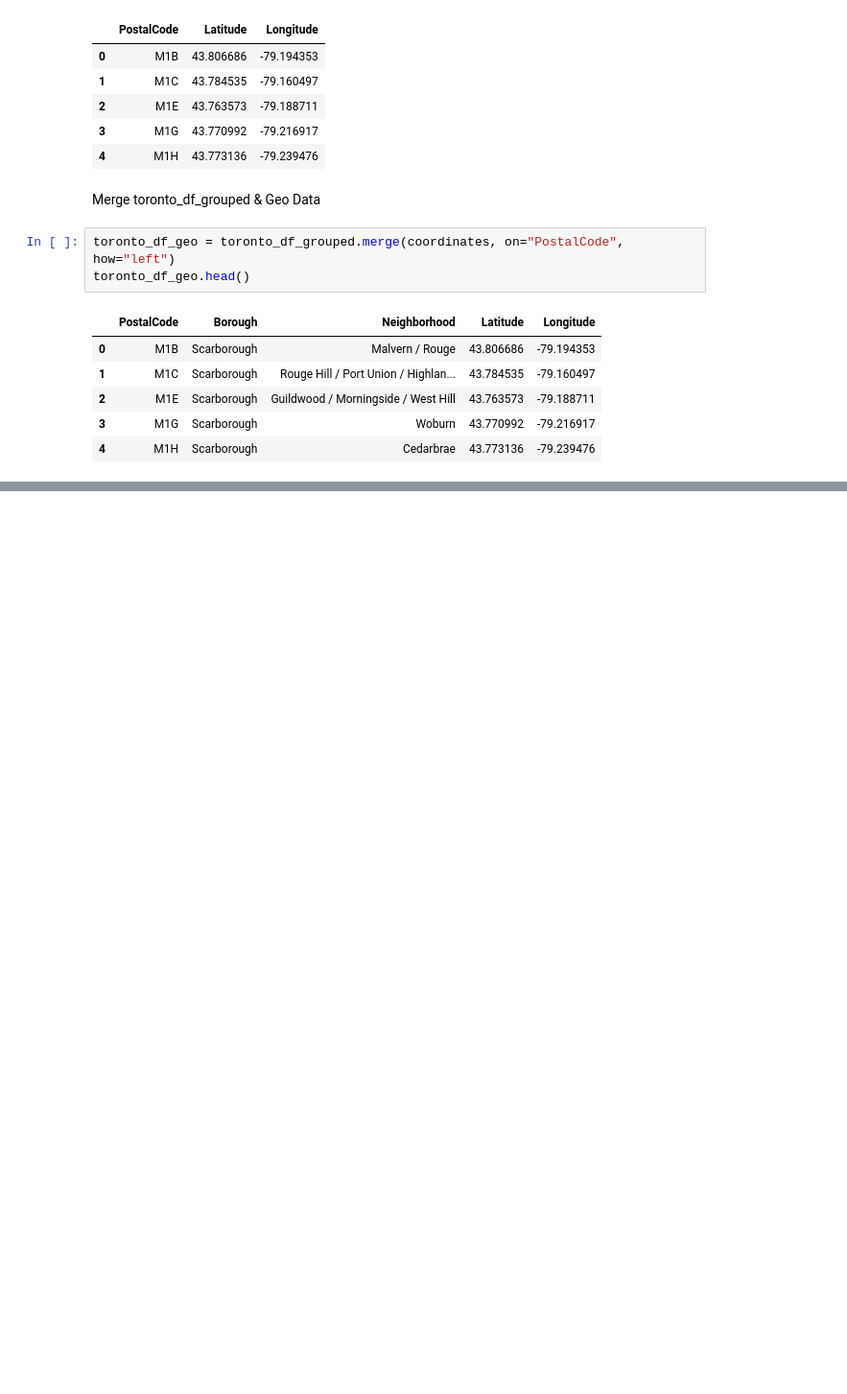
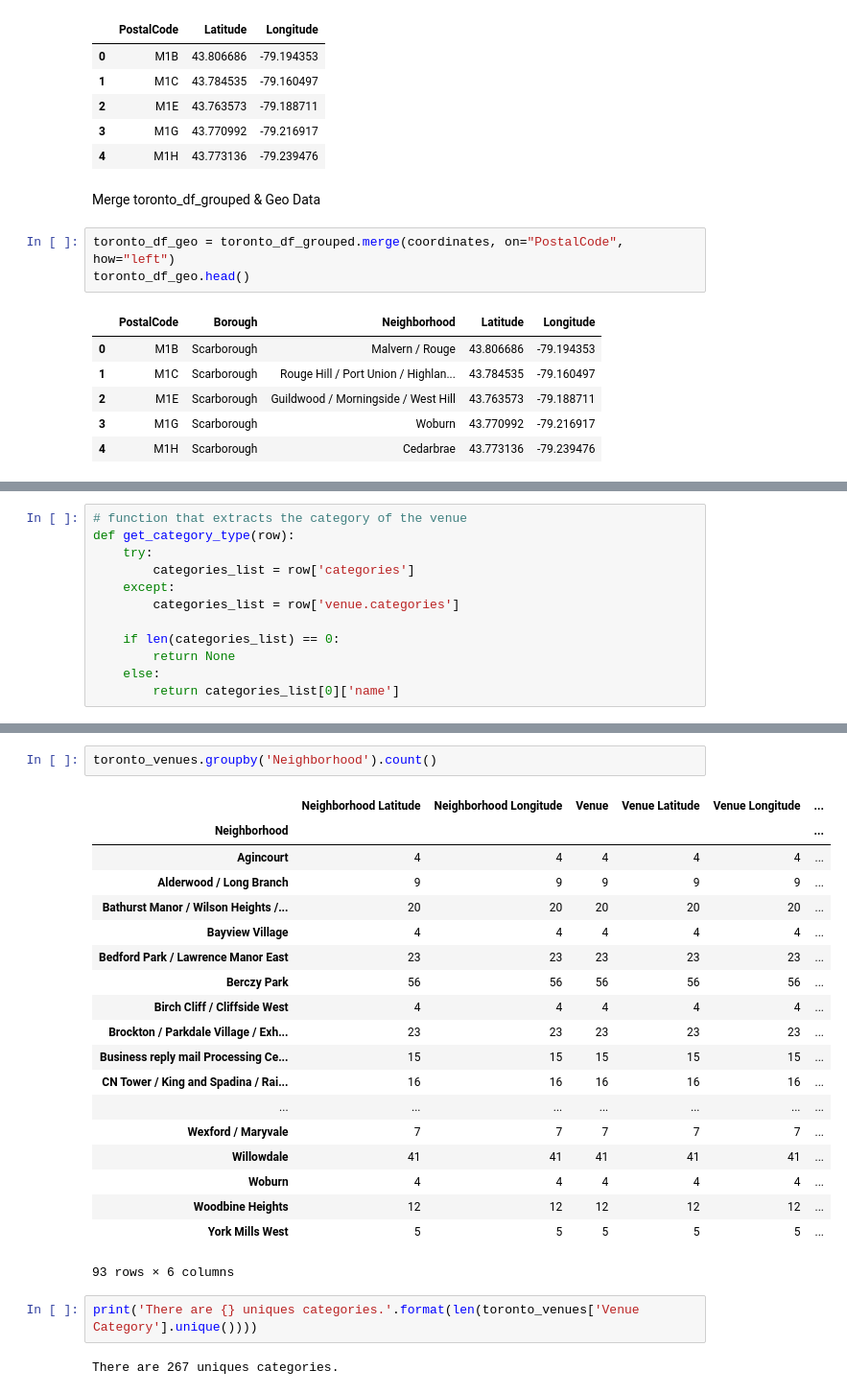
Before and after one commit to mpedrazoli/Coursera, a Jupyter notebook: Week 3: Peer-graded Assignment.ipynb, the cells around one changed output, grey strips where cells are left out. Shown: that part at 96% size. Saved outputs shown, nothing was run; the diff lists cells and outputs as text; blank space fills up the shorter version.

```diff
--- a/Week 3: Peer-graded Assignment.ipynb
+++ b/Week 3: Peer-graded Assignment.ipynb
@@ -176,0 +281,12 @@ toronto_df_geo.head()
+# %%
+# function that extracts the category of the venue
+def get_category_type(row):
+    try:
+        categories_list = row['categories']
+    except:
+        categories_list = row['venue.categories']
+
+    if len(categories_list) == 0:
+        return None
+    else:
+        return categories_list[0]['name']
@@ -176,0 +397,26 @@ toronto_df_geo.head()
+# %%
+toronto_venues.groupby('Neighborhood').count()
+# %% [output]
+|  | Neighborhood Latitude | Neighborhood Longitude | Venue | Venue Latitude | Venue Longitude | ... |
+| Neighborhood |  |  |  |  |  | ... |
+| Agincourt | 4 | 4 | 4 | 4 | 4 | ... |
+| Alderwood / Long Branch | 9 | 9 | 9 | 9 | 9 | ... |
+| Bathurst Manor / Wilson Heights /... | 20 | 20 | 20 | 20 | 20 | ... |
+| Bayview Village | 4 | 4 | 4 | 4 | 4 | ... |
+| Bedford Park / Lawrence Manor East | 23 | 23 | 23 | 23 | 23 | ... |
+| Berczy Park | 56 | 56 | 56 | 56 | 56 | ... |
+| Birch Cliff / Cliffside West | 4 | 4 | 4 | 4 | 4 | ... |
+| Brockton / Parkdale Village / Exh... | 23 | 23 | 23 | 23 | 23 | ... |
+| Business reply mail Processing Ce... | 15 | 15 | 15 | 15 | 15 | ... |
+| CN Tower / King and Spadina / Rai... | 16 | 16 | 16 | 16 | 16 | ... |
+| ... | ... | ... | ... | ... | ... | ... |
+| Wexford / Maryvale | 7 | 7 | 7 | 7 | 7 | ... |
+| Willowdale | 41 | 41 | 41 | 41 | 41 | ... |
+| Woburn | 4 | 4 | 4 | 4 | 4 | ... |
+| Woodbine Heights | 12 | 12 | 12 | 12 | 12 | ... |
+| York Mills West | 5 | 5 | 5 | 5 | 5 | ... |
+93 rows × 6 columns
+# %%
+print('There are {} uniques categories.'.format(len(toronto_venues['Venue Category'].unique())))
+# %% [output]
+There are 267 uniques categories.
```
Also changed, not shown: parts of 34 cells of this notebook.
